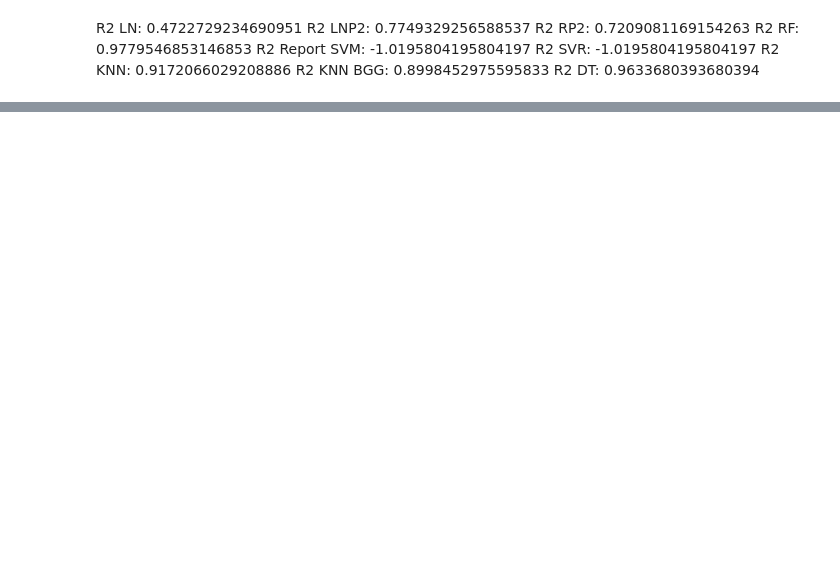
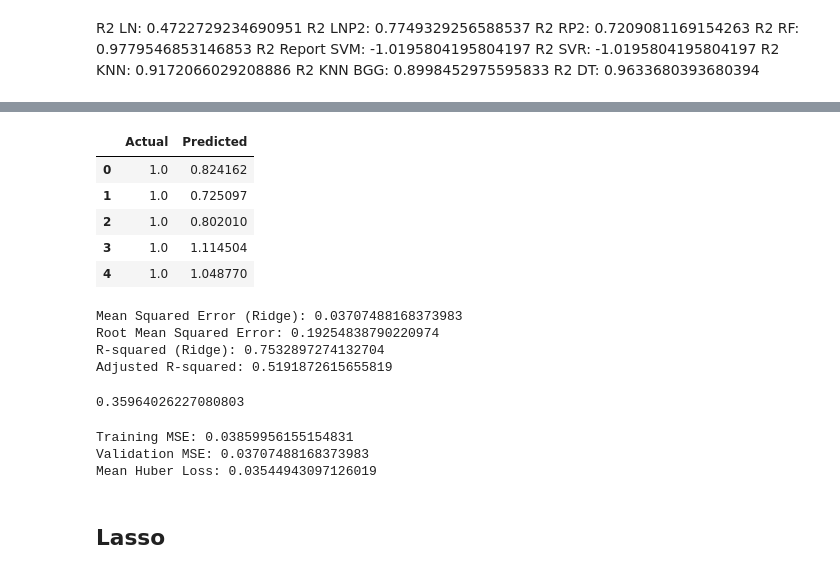
Before and after one commit to izazaka/ML, a Jupyter notebook: PCA.ipynb, the cells around one changed output, grey strips where cells are left out. Saved outputs shown, nothing was run; the diff lists cells and outputs as text; code cells hidden in the pictures; blank space fills up the shorter version.

```diff
--- a/PCA.ipynb
+++ b/PCA.ipynb
@@ -1355,0 +1549,73 @@ R2 DT: 0.9633680393680394
+# %%
+pred_lnR = pd.DataFrame({'Actual': y_test, 'Predicted': yp_lnR})
+pred_lnR.head()
+# %% [output]
+|  | Actual | Predicted |
+| 0 | 1.0 | 0.824162 |
+| 1 | 1.0 | 0.725097 |
+| 2 | 1.0 | 0.802010 |
+| 3 | 1.0 | 1.114504 |
+| 4 | 1.0 | 1.048770 |
+# %%
+degree = 2
+
+poly = PolynomialFeatures(degree=degree, include_bias=False)
+X_train_poly = poly.fit_transform(X_train_pca)
+X_test_poly = poly.transform(X_test_pca)
+
+ridge_reg2 = Ridge(alpha = 10.0)
+ridge_reg2.fit(X_train_poly, y_train)
+
+yp_rp2 = ridge_reg2.predict(X_test_poly)
+
+mse_ridge = mean_squared_error(y_test, yp_rp2)
+mse_ridge_r = mean_squared_error(y_test, yp_rp2, squared = False)
+r2_ridge = r2_score(y_test, yp_rp2)
+
+n = len(y_test)
+k = X_train_pca.shape[1]
+adj_r2 = 1 - ((1 - r2) * (n - 1) / (n - k - 1))
+
+print(f'Mean Squared Error (Ridge): {mse_ridge}')
+print(f'Root Mean Squared Error: {mse_ridge_r}')
+print(f'R-squared (Ridge): {r2_ridge}')
+print(f'Adjusted R-squared: {adj_r2}')
+# %% [output]
+Mean Squared Error (Ridge): 0.03707488168373983
+Root Mean Squared Error: 0.19254838790220974
+R-squared (Ridge): 0.7532897274132704
+Adjusted R-squared: 0.5191872615655819
+# %%
+score_rp2 = cross_val_score(ridge_reg2, X_test_pca, y_test, cv = 5, scoring = 'r2').mean()
+score_rp2
+# %% [output]
+0.35964026227080803
+# %%
+train_pred = ridge_reg2.predict(X_train_poly)
+test_pred = ridge_reg2.predict(X_test_poly)
+
+from sklearn.metrics import mean_squared_error, r2_score
+
+train_mse = mean_squared_error(y_train, train_pred)
+test_mse = mean_squared_error(y_test, test_pred)
+
+print(f'Training MSE: {train_mse}')
+print(f'Validation MSE: {test_mse}')
+
+import tensorflow as tf
+def huber_loss(y_test, yp_rp2, delta = 1.0):
+    error = y_test - yp_rp2
+    condition = tf.abs(error) < delta
+    squared_loss = 0.5 * tf.square(error)
+    linear_loss = delta * (tf.abs(error) - 0.5 * delta)
+    return tf.where(condition, squared_loss, linear_loss)
+
+
+mean_huber_loss = np.mean(loss)
+print(f"Mean Huber Loss: {mean_huber_loss}")
+# %% [output]
+Training MSE: 0.03859956155154831
+Validation MSE: 0.03707488168373983
+Mean Huber Loss: 0.03544943097126019
+# %% [markdown]
+## Lasso
```
Also changed, not shown: parts of 173 cells of this notebook, 2 other files.
